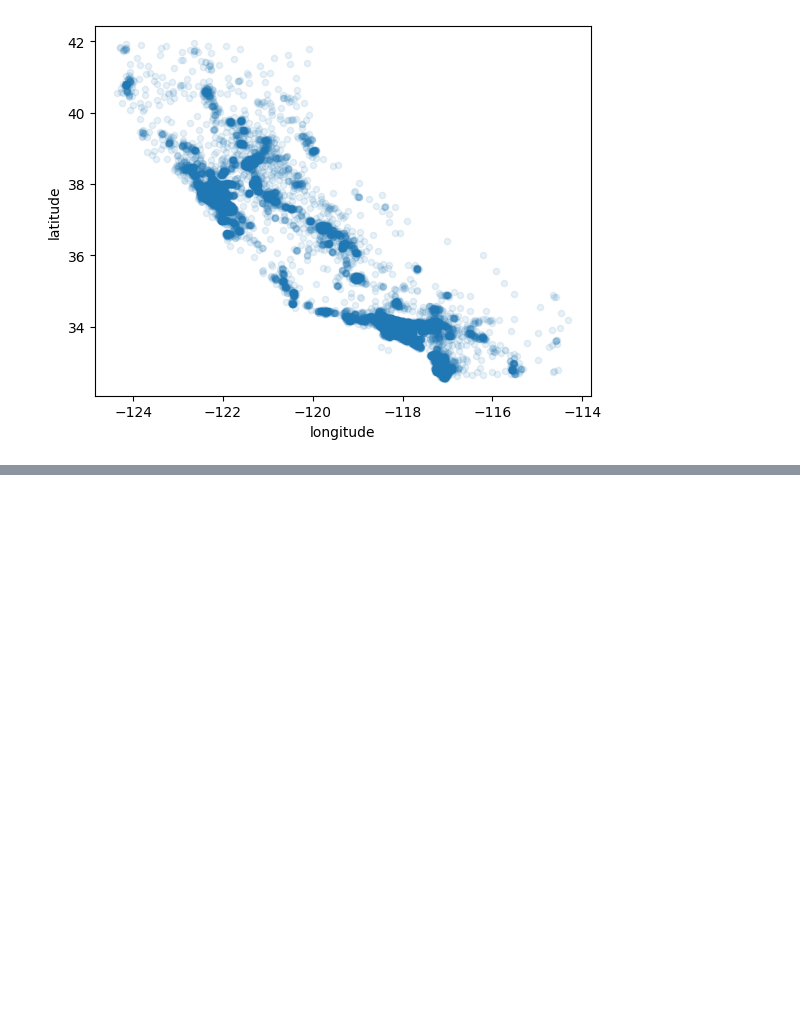
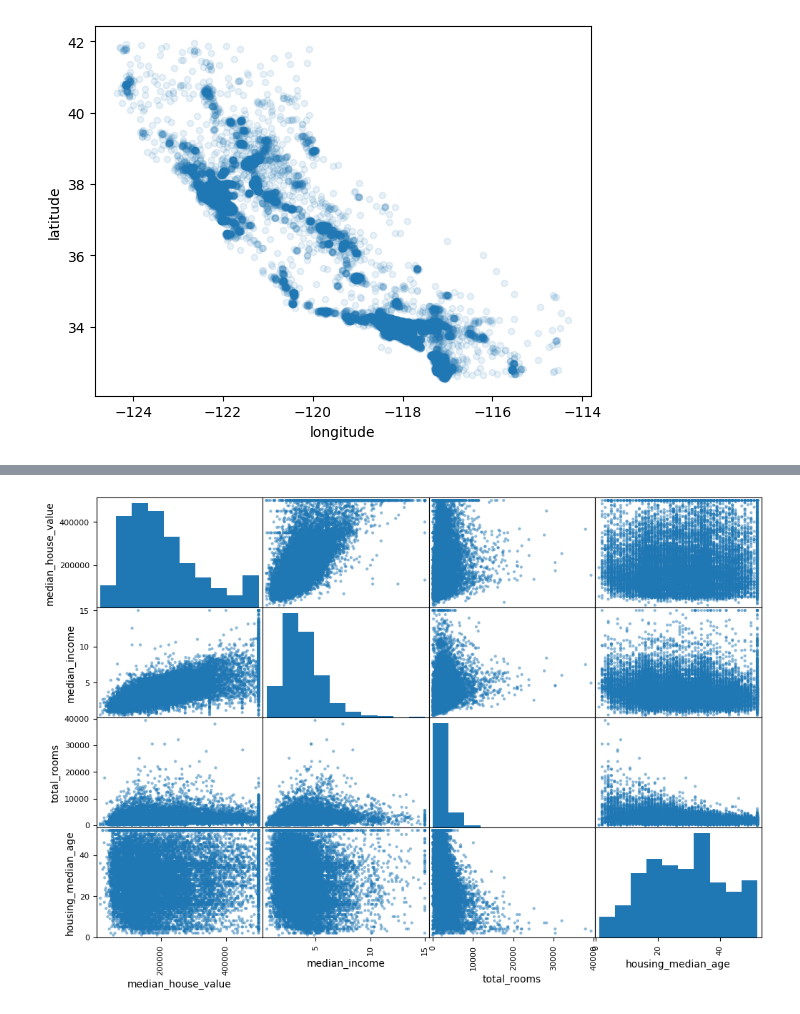
Before and after one commit to ribeirolucas962/Projeto_aprendizado_de-maquina_Scikit_learn_Keras_TensorFlow, a Jupyter notebook: aprendizado_de_maquina.ipynb, the cells around one changed output, grey strips where cells are left out. Saved outputs shown, nothing was run; the diff lists cells and outputs as text; code cells hidden in the pictures; blank space fills up the shorter version.

```diff
--- a/aprendizado_de_maquina.ipynb
+++ b/aprendizado_de_maquina.ipynb
@@ -174,0 +193,7 @@ housing.plot(kind="scatter", x="longitude", y="latitude", alpha=0.1)
+# %%
+attributes = ["median_house_value", "median_income", "total_rooms",
+              "housing_median_age"]
+scatter_matrix(housing[attributes], figsize=(12, 8))
+plt.show()
+# %% [output]
+[figure, added]
```
Also changed, not shown: parts of 5 cells of this notebook.
